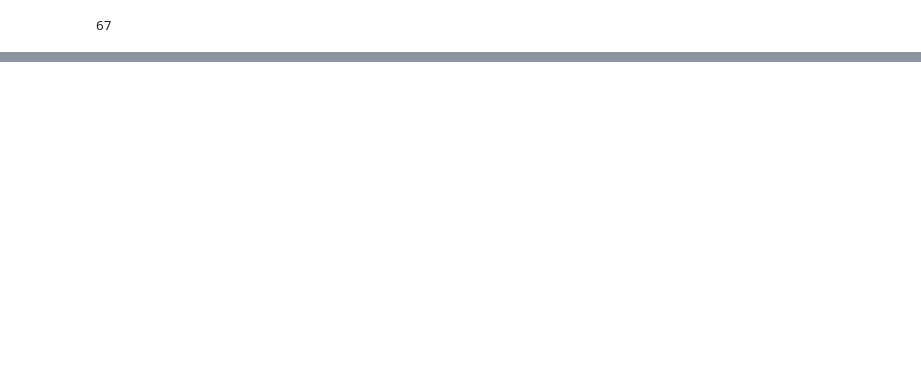
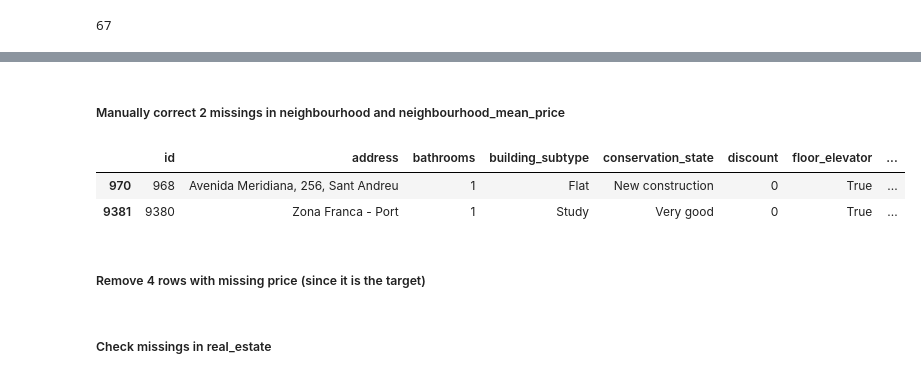
Before and after one commit to jordi-cluet/ADSDB-EtE-Project, a Jupyter notebook: format_housing.ipynb, the cells around one changed output, grey strips where cells are left out. Cells and saved outputs as stored; diff of their text form; code cells hidden in the pictures; blank space fills up the shorter version.

Commit message:
Duplicates and missing values

```diff
--- a/format_housing.ipynb
+++ b/format_housing.ipynb
@@ -194,0 +232,3 @@ len(df['neighbourhood'].unique().tolist())
+# %%
+df = df[-df.iloc[:, 1:].duplicated()]
+len(df)
@@ -194,0 +241,3 @@ len(df['neighbourhood'].unique().tolist())
+# %%
+df = df.replace('NaN', np.nan, regex=True)
+df.isna().sum()
@@ -194,0 +261,8 @@ len(df['neighbourhood'].unique().tolist())
+# %% [markdown]
+##### Manually correct 2 missings in neighbourhood and neighbourhood_mean_price
+# %%
+df[df['neighbourhood'].isna()]
+# %% [output]
+|  | id | address | bathrooms | building_subtype | conservation_state | discount | floor_elevator | ... |
+| 970 | 968 | Avenida Meridiana, 256, Sant Andreu | 1 | Flat | New construction | 0 | True | ... |
+| 9381 | 9380 | Zona Franca - Port | 1 | Study | Very good | 0 | True | ... |
@@ -194,0 +275,2 @@ len(df['neighbourhood'].unique().tolist())
+# %% [markdown]
+##### Remove 4 rows with missing price (since it is the target)
@@ -194,0 +279,2 @@ len(df['neighbourhood'].unique().tolist())
+# %% [markdown]
+##### Check missings in real_estate
```
Also changed, not shown: parts of 29 cells of this notebook.
